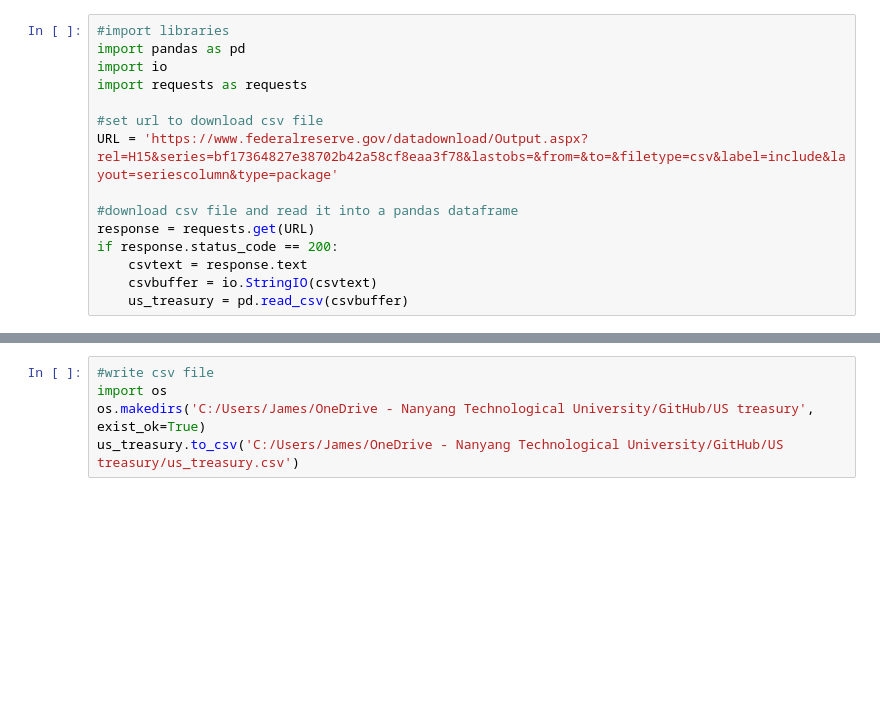
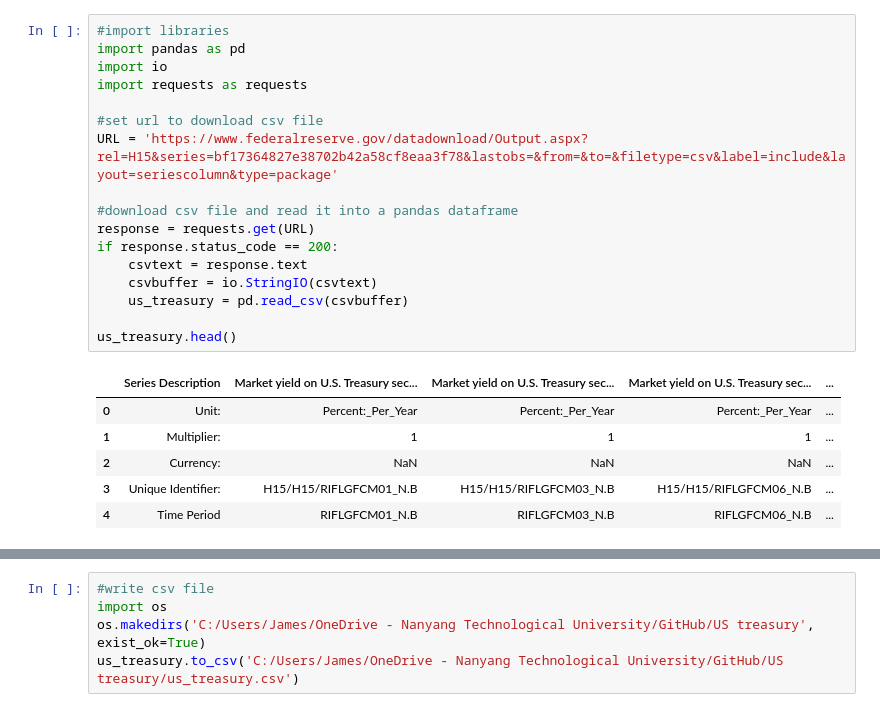
Before and after one commit to zhihaohong52/US-treasury, a Jupyter notebook: ustreasury.ipynb, the cells around one changed output, grey strips where cells are left out. Drawn from its saved outputs; the diff is of its cells as text; blank space fills up the shorter version.

```diff
--- a/ustreasury.ipynb
+++ b/ustreasury.ipynb
@@ -1,18 +1,27 @@
 # %%
 #import libraries
 import pandas as pd
 import io
 import requests as requests
 
 #set url to download csv file
 URL = 'https://www.federalreserve.gov/datadownload/Output.aspx?rel=H15&series=bf17364827e38702b42a58cf8eaa3f78&lastobs=&from=&to=&filetype=csv&label=include&layout=seriescolumn&type=package'
 
 #download csv file and read it into a pandas dataframe
 response = requests.get(URL)
 if response.status_code == 200:
     csvtext = response.text
     csvbuffer = io.StringIO(csvtext)
     us_treasury = pd.read_csv(csvbuffer)
+
+us_treasury.head()
+# %% [output]
+|  | Series Description | Market yield on U.S. Treasury sec... | Market yield on U.S. Treasury sec... | Market yield on U.S. Treasury sec... | ... |
+| 0 | Unit: | Percent:_Per_Year | Percent:_Per_Year | Percent:_Per_Year | ... |
+| 1 | Multiplier: | 1 | 1 | 1 | ... |
+| 2 | Currency: | NaN | NaN | NaN | ... |
+| 3 | Unique Identifier: | H15/H15/RIFLGFCM01_N.B | H15/H15/RIFLGFCM03_N.B | H15/H15/RIFLGFCM06_N.B | ... |
+| 4 | Time Period | RIFLGFCM01_N.B | RIFLGFCM03_N.B | RIFLGFCM06_N.B | ... |
 # %%
 #data cleaning
 us_treasury = us_treasury.drop([0,1,2,3,4])
```
Also changed, not shown: parts of 2 cells of this notebook, 2 other files.
